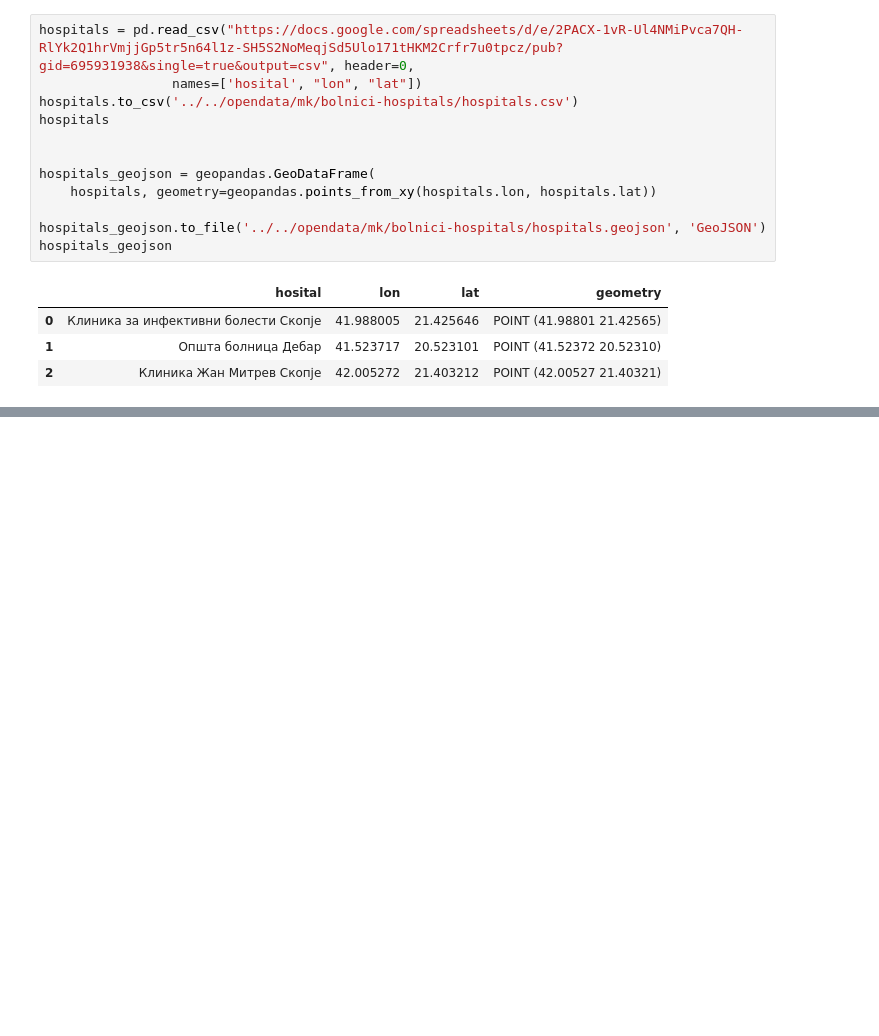
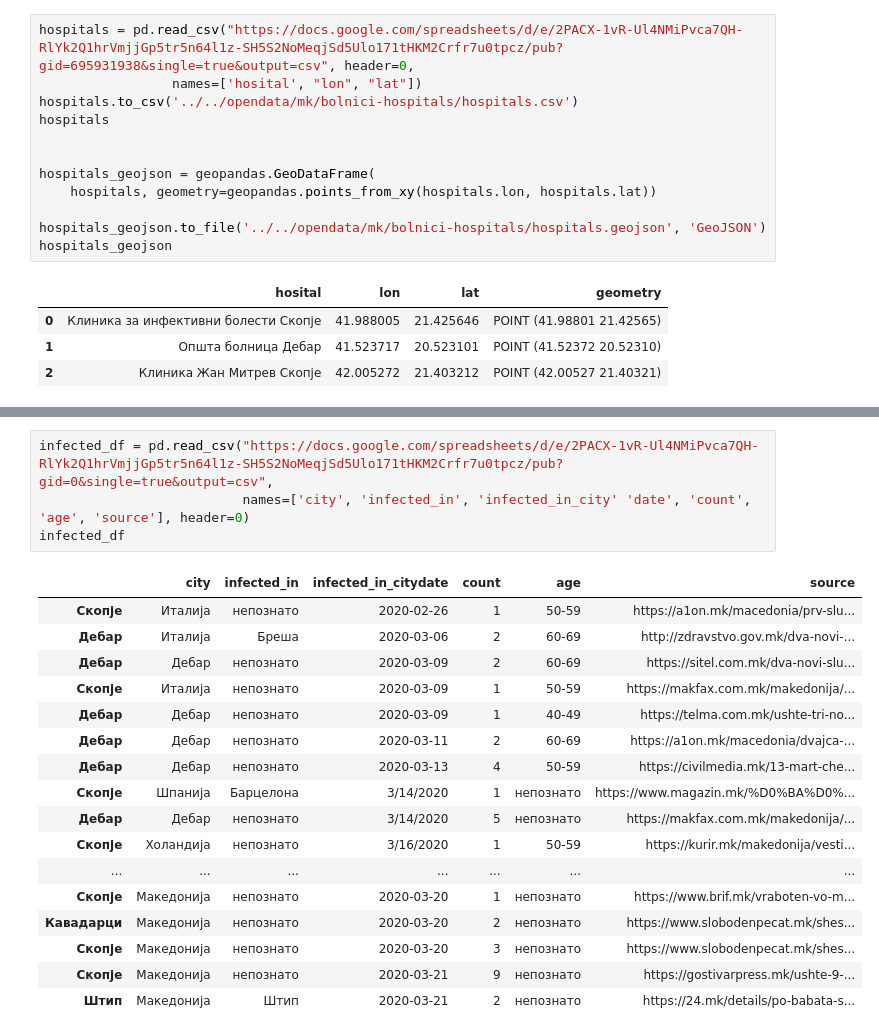
Before and after one commit to VikiPeeva/coronavirus-macedonia-tryouts, a Jupyter notebook: update_datasets/upload_excel_data.ipynb, the cells around one changed output, grey strips where cells are left out. Saved outputs shown, nothing was run; the diff lists cells and outputs as text; blank space fills up the shorter version.

```diff
--- a/update_datasets/upload_excel_data.ipynb
+++ b/update_datasets/upload_excel_data.ipynb
@@ -93,0 +143,22 @@ hospitals_geojson
+# %%
+infected_df = pd.read_csv("https://docs.google.com/spreadsheets/d/e/2PACX-1vR-Ul4NMiPvca7QH-RlYk2Q1hrVmjjGp5tr5n64l1z-SH5S2NoMeqjSd5Ulo171tHKM2Crfr7u0tpcz/pub?gid=0&single=true&output=csv",
+                          names=['city', 'infected_in', 'infected_in_city' 'date', 'count', 'age', 'source'], header=0)
+infected_df
+# %% [output]
+|  | city | infected_in | infected_in_citydate | count | age | source |
+| Скопје | Италија | непознато | 2020-02-26 | 1 | 50-59 | https://a1on.mk/macedonia/prv-slu... |
+| Дебар | Италија | Бреша | 2020-03-06 | 2 | 60-69 | http://zdravstvo.gov.mk/dva-novi-... |
+| Дебар | Дебар | непознато | 2020-03-09 | 2 | 60-69 | https://sitel.com.mk/dva-novi-slu... |
+| Скопје | Италија | непознато | 2020-03-09 | 1 | 50-59 | https://makfax.com.mk/makedonija/... |
+| Дебар | Дебар | непознато | 2020-03-09 | 1 | 40-49 | https://telma.com.mk/ushte-tri-no... |
+| Дебар | Дебар | непознато | 2020-03-11 | 2 | 60-69 | https://a1on.mk/macedonia/dvajca-... |
+| Дебар | Дебар | непознато | 2020-03-13 | 4 | 50-59 | https://civilmedia.mk/13-mart-che... |
+| Скопје | Шпанија | Барцелона | 3/14/2020 | 1 | непознато | https://www.magazin.mk/%D0%BA%D0%... |
+| Дебар | Дебар | непознато | 3/14/2020 | 5 | непознато | https://makfax.com.mk/makedonija/... |
+| Скопје | Холандија | непознато | 3/16/2020 | 1 | 50-59 | https://kurir.mk/makedonija/vesti... |
+| ... | ... | ... | ... | ... | ... | ... |
+| Скопје | Македонија | непознато | 2020-03-20 | 1 | непознато | https://www.brif.mk/vraboten-vo-m... |
+| Кавадарци | Македонија | непознато | 2020-03-20 | 2 | непознато | https://www.slobodenpecat.mk/shes... |
+| Скопје | Македонија | непознато | 2020-03-20 | 3 | непознато | https://www.slobodenpecat.mk/shes... |
+| Скопје | Македонија | непознато | 2020-03-21 | 9 | непознато | https://gostivarpress.mk/ushte-9-... |
+| Штип | Македонија | Штип | 2020-03-21 | 2 | непознато | https://24.mk/details/po-babata-s... |
```
Also changed, not shown: parts of 2 cells of this notebook, 8 other files.
